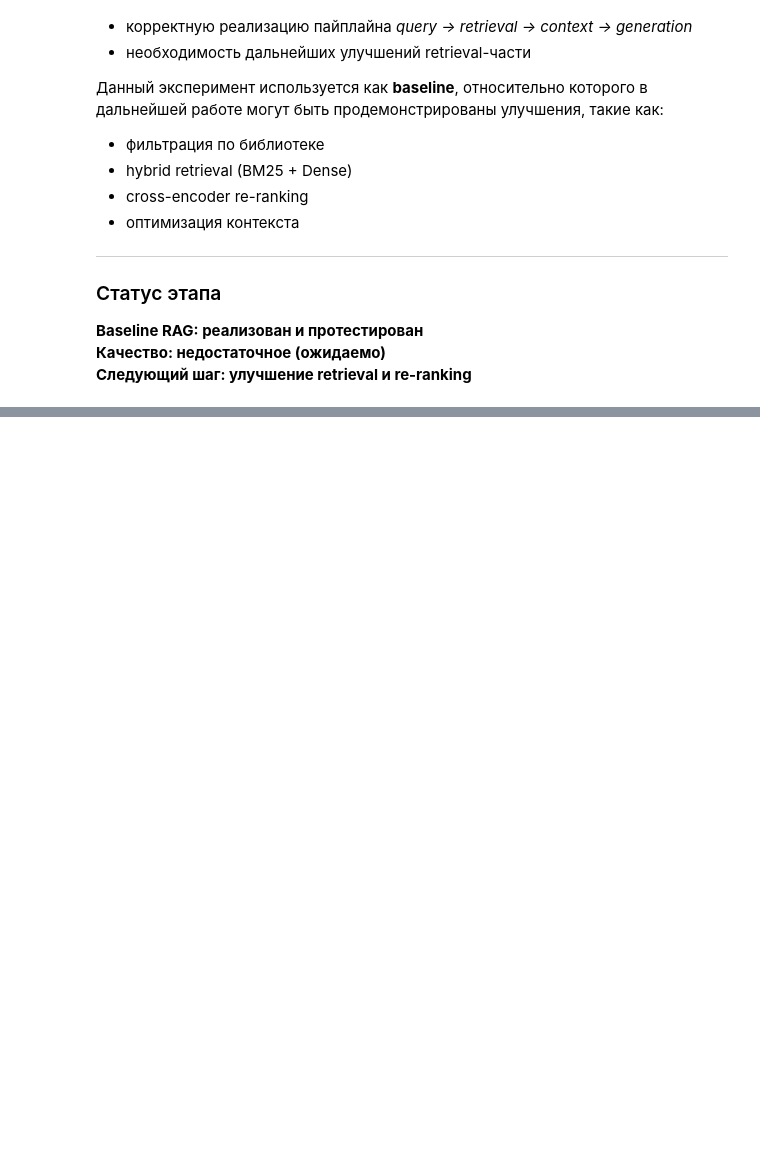
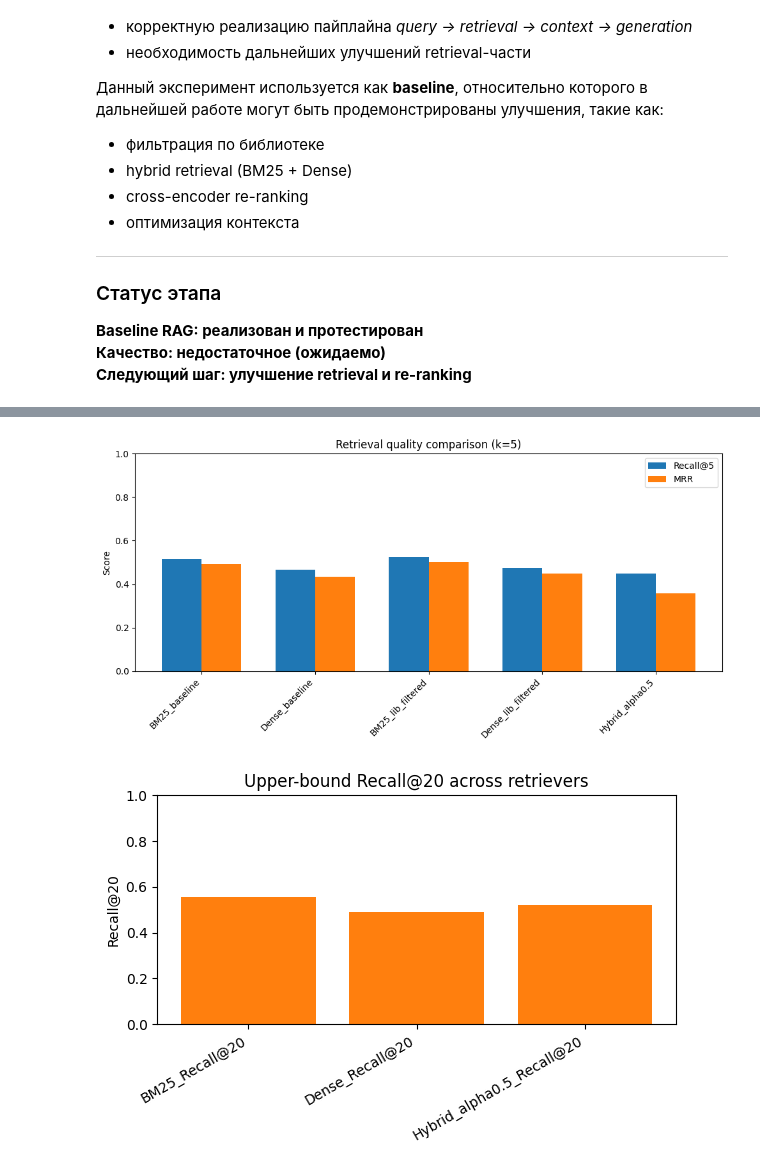
Before and after one commit to RERGOGREY/RAG-VKR-HSE, a Jupyter notebook: research.ipynb, the cells around one changed output, grey strips where cells are left out. Cells and saved outputs as stored; diff of their text form; code cells hidden in the pictures; blank space fills up the shorter version.

```diff
--- a/research.ipynb
+++ b/research.ipynb
@@ -505,0 +778,49 @@ the captions. To do so, load the processor class associated with the model you a
+# %%
+# Visualization of retrieval quality
+
+# Соберём данные для основных вариантов: baseline / lib-filtered / hybrid
+methods = [
+    "BM25_baseline",
+    "Dense_baseline",
+    "BM25_lib_filtered",
+    "Dense_lib_filtered",
+    "Hybrid_alpha0.5",
+]
+
+recalls = [RESULTS[m]["Recall@5"] for m in methods]
+mrrs = [RESULTS[m]["MRR"] for m in methods]
+
+x = np.arange(len(methods))
+width = 0.35
+
+plt.figure(figsize=(10, 5))
+plt.bar(x - width/2, recalls, width, label="Recall@5")
+plt.bar(x + width/2, mrrs, width, label="MRR")
+plt.xticks(x, methods, rotation=45, ha="right")
+plt.ylim(0, 1)
+plt.ylabel("Score")
+plt.title("Retrieval quality comparison (k=5)")
+plt.legend()
+plt.tight_layout()
+plt.show()
+
+# Отдельно визуализируем Recall@20
+methods_r20 = [
+    "BM25_Recall@20",
+    "Dense_Recall@20",
+    "Hybrid_alpha0.5_Recall@20",
+]
+
+recalls20 = [RESULTS[m]["Recall@20"] for m in methods_r20]
+
+plt.figure(figsize=(6, 4))
+plt.bar(methods_r20, recalls20, color="tab:orange")
+plt.ylim(0, 1)
+plt.ylabel("Recall@20")
+plt.title("Upper-bound Recall@20 across retrievers")
+plt.xticks(rotation=30, ha="right")
+plt.tight_layout()
+plt.show()
+# %% [output]
+[figure, added]
+[figure, added]
```
Also changed, not shown: parts of 12 cells of this notebook, 32 other files.
